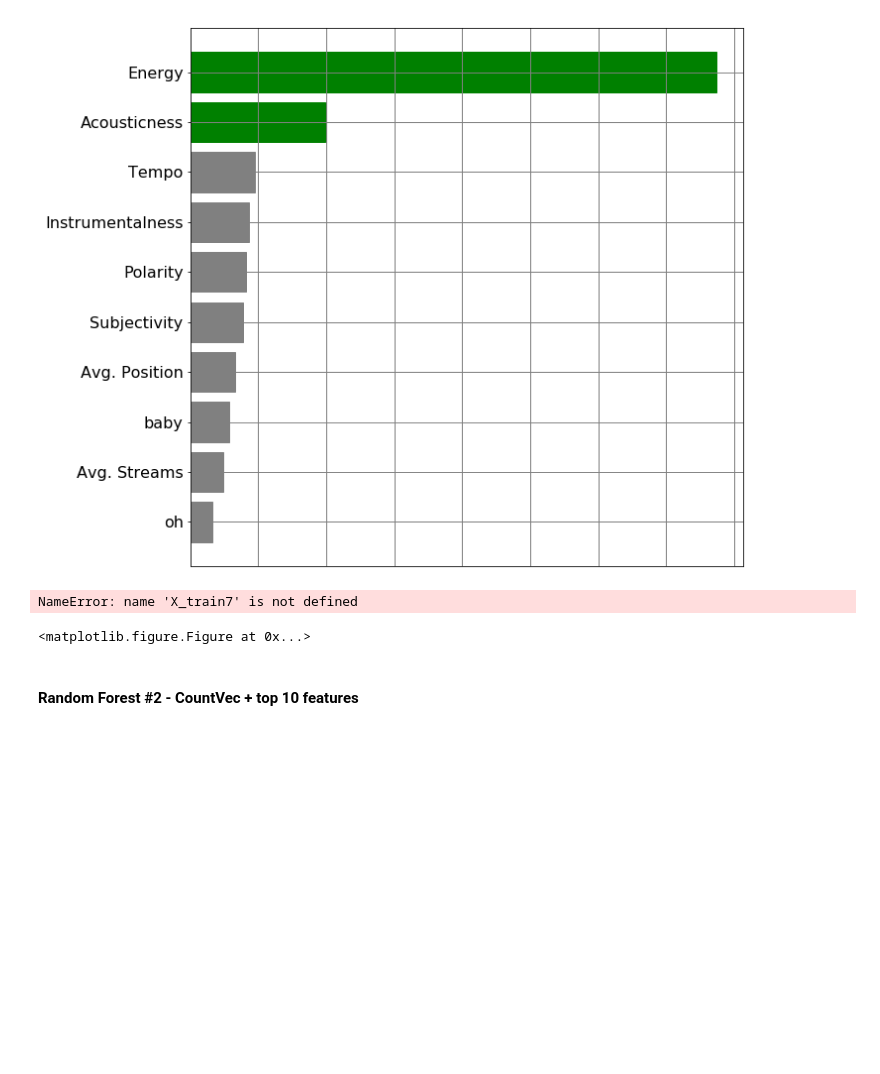
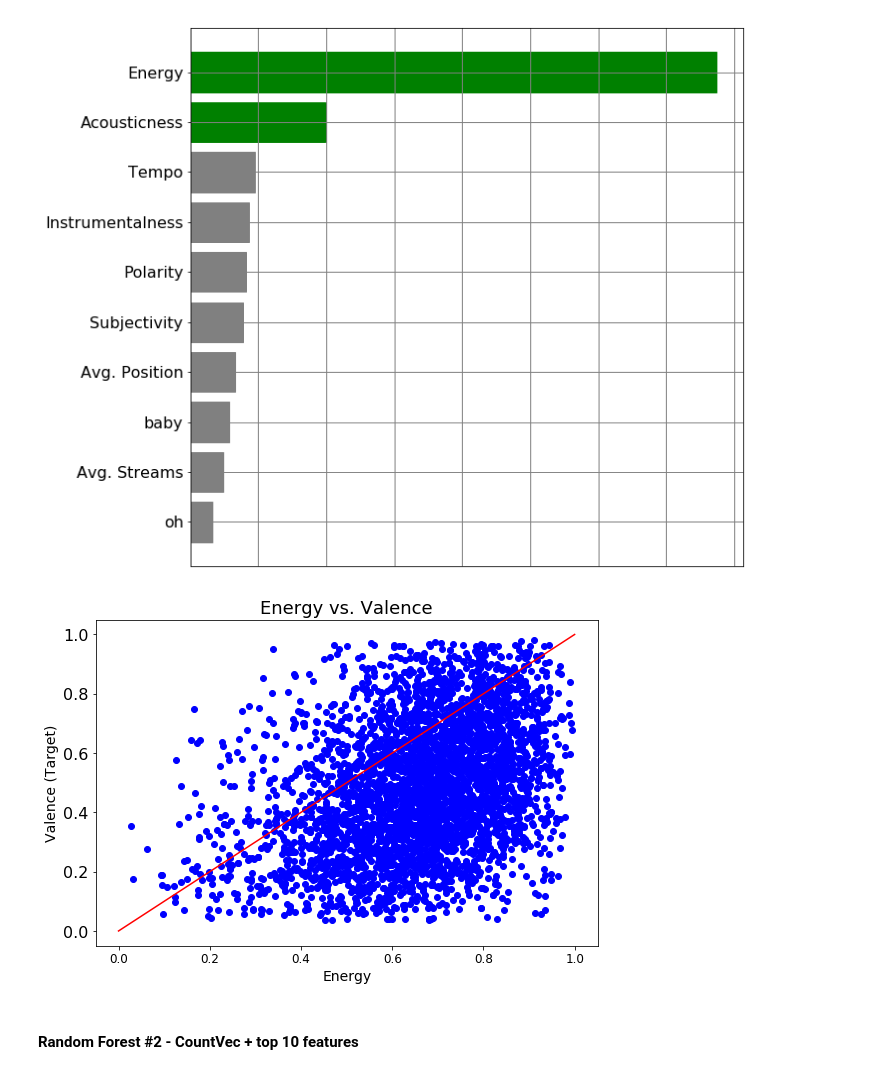
Before and after one commit to yhpf/Capstone-General_Assembly, a Jupyter notebook: 12_best_model.ipynb, the cells around one changed output. Cells and saved outputs as stored; diff of their text form; code cells hidden in the pictures; blank space fills up the shorter version.

Commit message:
small change regarding plot

```diff
--- a/12_best_model.ipynb
+++ b/12_best_model.ipynb
@@ -798,14 +805,13 @@ plt.show()
 [figure]
 # %%
 plt.figure(figsize=(9,6))
-plt.scatter(X_train7['Energy'], X_train7['Valence'], color='blue')
+plt.scatter(indep_train_cvec['Energy'], indep_train_cvec['Valence'], color='blue')
 plt.plot([0,1],[0,1], c='r')
 plt.title('Energy vs. Valence', fontsize=18)
 plt.xlabel('Energy', fontsize=14)
 plt.ylabel('Valence (Target)', fontsize=14);
 # %% [output]
-NameError: name 'X_train7' is not defined
-<matplotlib.figure.Figure at 0x...>
+[figure, added]
 # %% [markdown]
 #### Random Forest #2 - CountVec + top 10 features
 # %%
```
Also changed, not shown: parts of 4 cells of this notebook.
